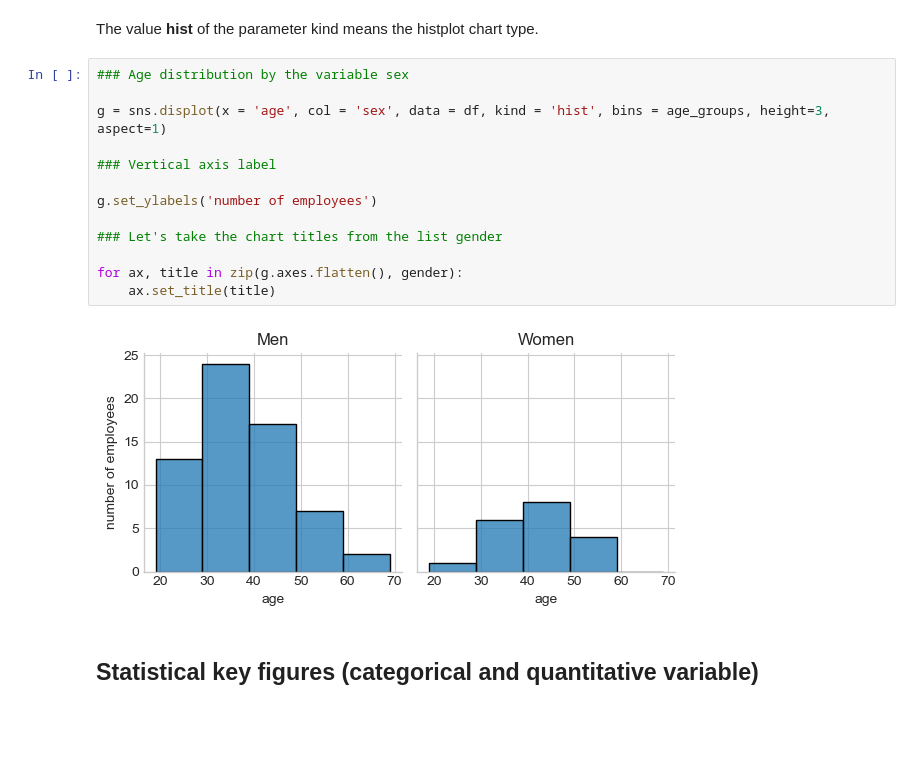
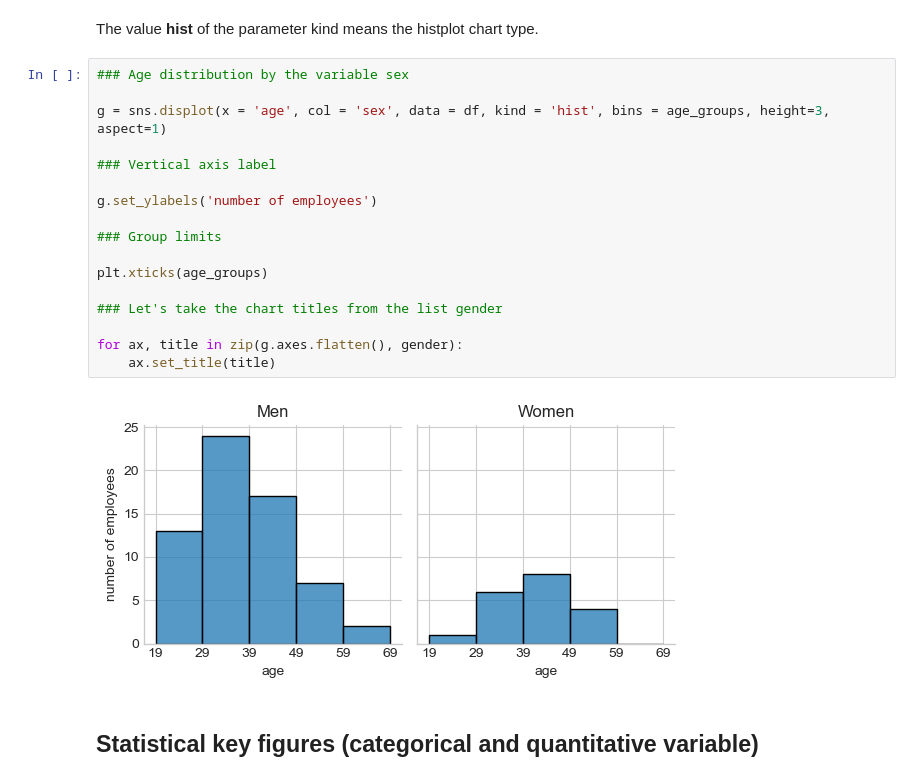
Before and after one commit to juhanurmonen/data-analytics-basics-diagnostic-analytics, a Jupyter notebook: Diagnostic_analytics_Best_practices.ipynb, the cells around one changed output. Drawn from its saved outputs; the diff is of its cells as text; blank space fills up the shorter version.

```diff
--- a/Diagnostic_analytics_Best_practices.ipynb
+++ b/Diagnostic_analytics_Best_practices.ipynb
@@ -290,18 +290,22 @@ The value __hist__ of the parameter kind means the histplot chart type.
 # %%
 ### Age distribution by the variable sex
 
 g = sns.displot(x = 'age', col = 'sex', data = df, kind = 'hist', bins = age_groups, height=3, aspect=1)
 
 ### Vertical axis label
 
 g.set_ylabels('number of employees')
 
+### Group limits
+
+plt.xticks(age_groups)
+
 ### Let's take the chart titles from the list gender
 
 for ax, title in zip(g.axes.flatten(), gender):
     ax.set_title(title)
 # %% [output]
-[figure, old version]
+[figure, new version]
 # %% [markdown]
 ## Statistical key figures (categorical and quantitative variable)
 # %%
```
Also changed, not shown: parts of 2 cells of this notebook.
